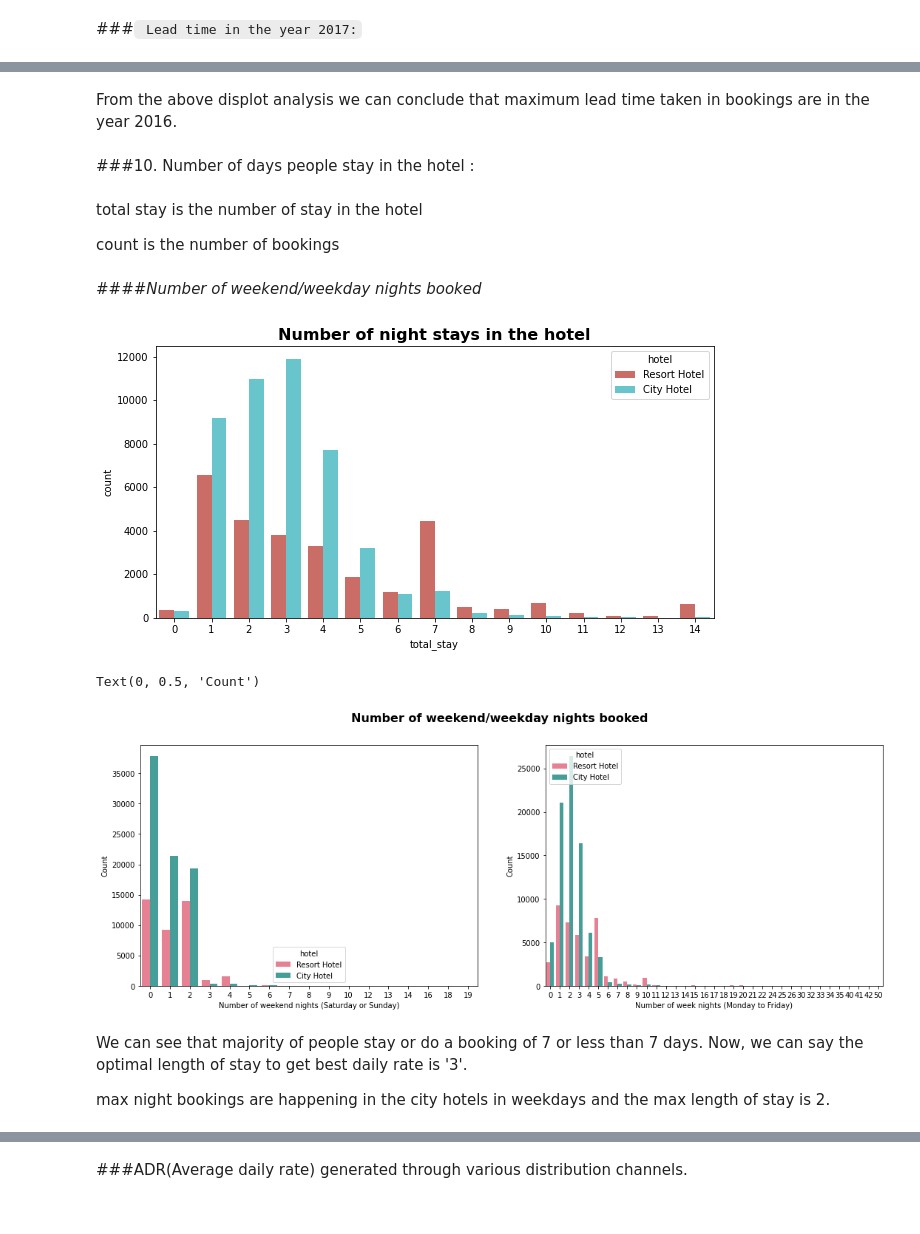
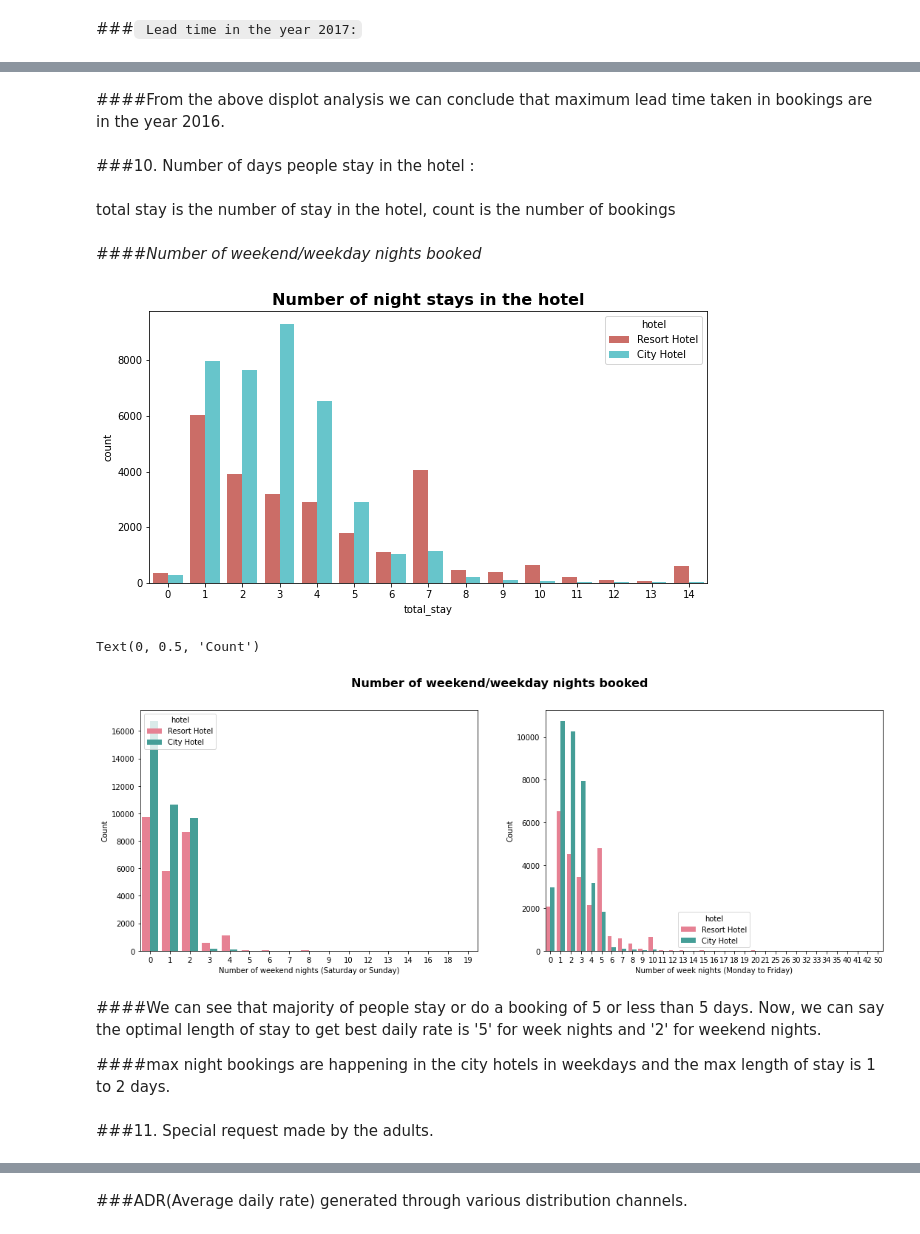
Before and after one commit to Nimisha-Nooti/hotel-data-analysis, a Jupyter notebook: Group_EDA_Hotel_Booking_Analysis_Capstone_Project.ipynb, the cells around one changed output, grey strips where cells are left out. Cells and saved outputs as stored; diff of their text form; code cells hidden in the pictures.

```diff
--- a/Group_EDA_Hotel_Booking_Analysis_Capstone_Project.ipynb
+++ b/Group_EDA_Hotel_Booking_Analysis_Capstone_Project.ipynb
@@ -91,3 +104,7 @@ sns.heatmap(new_hotel_df.isnull(),yticklabels=False,cbar=False,cmap='viridis')
+# %%
+# Removing duplicate rows:
+new_hotel_df[new_hotel_df.duplicated()]
+new_hotel_df.drop_duplicates(inplace = True)
 # %%
 # sorting null values of the above 4 columns
 No_Null_company_df = new_hotel_df[~new_hotel_df['company'].isna()]
@@ -562,11 +573,9 @@ plt.show()
 # %% [markdown]
-From the above displot analysis we can conclude that maximum lead time taken in bookings are in the year 2016.
+####From the above displot analysis we can conclude that maximum lead time taken in bookings are in the year 2016.
 # %% [markdown]
 ###10. Number of days people stay in the hotel :
 # %% [markdown]
-total stay is the number of stay in the hotel
-
-count is the number of bookings
+total stay is the number of stay in the hotel, count is the number of bookings
 # %% [markdown]
 ####*Number of weekend/weekday nights booked*
 # %%
@@ -574,29 +583,31 @@ new_hotel_df['total_stay'] = new_hotel_df['stays_in_weekend_nights']+new_hotel_d
 # %%
 # plot to show the total night stay bookings
 
 not_canceled = new_hotel_df[new_hotel_df['is_canceled'] == 0]
 
 s1 = not_canceled[not_canceled['total_stay'] < 15]
 plt.figure(figsize = (10,5))
 sns.countplot(x = s1['total_stay'], hue = s1['hotel'], palette='hls')
 plt.title('Number of night stays in the hotel', fontweight='bold', fontsize=16)
 plt.show()
 
 # plot to show the weekend/weekday nights bookings
 
 fig, (ax1, ax2) = plt.subplots(1, 2, figsize=(18,6))
 fig.suptitle("Number of weekend/weekday nights booked", fontweight="bold", fontsize=16)
-sns.countplot("stays_in_weekend_nights",hue="hotel", data = new_hotel_df, palette="husl", ax=ax1, )
-sns.countplot("stays_in_week_nights",hue="hotel", data = new_hotel_df, palette="husl", ax=ax2)
+sns.countplot("stays_in_weekend_nights",hue="hotel", data = not_canceled, palette="husl", ax=ax1, )
+sns.countplot("stays_in_week_nights",hue="hotel", data = not_canceled, palette="husl", ax=ax2)
 ax1.set_xlabel("Number of weekend nights (Saturday or Sunday)")
 ax1.set_ylabel("Count")
 ax2.set_xlabel("Number of week nights (Monday to Friday)")
 ax2.set_ylabel("Count")
 # %% [output]
-[figure, old version]
+[figure, new version]
 Text(0, 0.5, 'Count')
-[figure, old version]
+[figure, new version]
 # %% [markdown]
-We can see that majority of people stay or do a booking of 7 or less than 7 days. Now, we can say the optimal length of stay to get best daily rate is '3'.
+####We can see that majority of people stay or do a booking of 5 or less than 5 days. Now, we can say the optimal length of stay to get best daily rate is '5' for week nights and '2' for weekend nights.
 
-max night bookings are happening in the city hotels in weekdays and the max length of stay is 2.
+####max night bookings are happening in the city hotels in weekdays and the max length of stay is 1 to 2 days.
+# %% [markdown]
+###11. Special request made by the adults.
```
Also changed, not shown: parts of 63 cells of this notebook.
